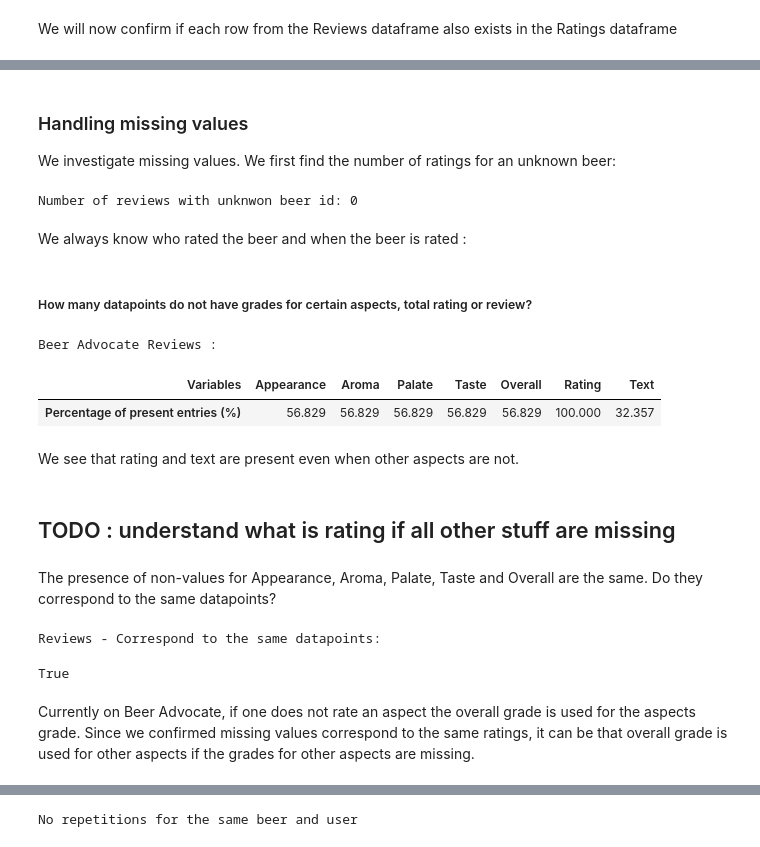
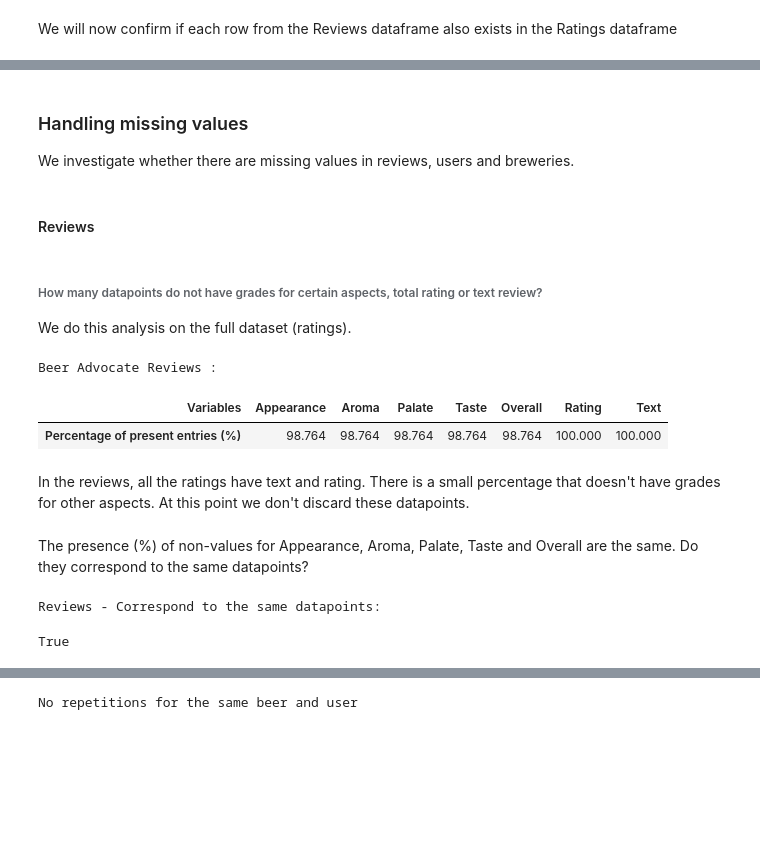
Before and after one commit to epfl-ada/ada-2022-project-rakijada, a Jupyter notebook: data_investigation.ipynb, the cells around one changed output, grey strips where cells are left out. Saved outputs shown, nothing was run; the diff lists cells and outputs as text; code cells hidden in the pictures; blank space fills up the shorter version.

```diff
--- a/data_investigation.ipynb
+++ b/data_investigation.ipynb
@@ -15,6 +19,8 @@ import pandas as pd
 import seaborn as sns
 import matplotlib.pyplot as plt
 import scipy.stats
+# %%
+DATA_PATH = './datasets/BeerAdvocate/'
 # %% [markdown]
 ## Analysis on BeerAdvocate
 # %% [markdown]
@@ -23,6 +34,6 @@ import scipy.stats
 Load data from pickles. To obtain pickles run the notebook _data_import.ipynb_
 # %%
 # load Beer Advocate data from pickles
-ratings = pd.read_pickle('./datasets/BeerAdvocate/ratings.pkl')
-reviews = pd.read_pickle('./datasets/BeerAdvocate/reviews.pkl')
+ratings = pd.read_pickle(DATA_PATH + 'ratings.pkl')
+reviews = pd.read_pickle(DATA_PATH + 'reviews.pkl')
 # %%
@@ -87,11 +125,7 @@ Since the lengths are the same, we conclude the reviews dataframe is strict subs
 # %% [markdown]
 ### Handling missing values
 
-We investigate missing values. We first find the number of ratings for an unknown beer:
+We investigate whether there are missing values in reviews, users and breweries.
-# %%
-print('Number of reviews with unknwon beer id: {}'.format(reviews['Beer Id'].isna().sum()))
-# %% [output]
-Number of reviews with unknwon beer id: 0
-# %% [markdown]
-We always know who rated the beer and when the beer is rated :
+# %% [markdown]
+#### Reviews
 # %%
@@ -98,28 +135,28 @@ We always know who rated the beer and when the beer is rated :
 assert len(reviews) == len(reviews[reviews['User Id'].notna()])
 assert len(reviews) == len(reviews[reviews['Date'].notna()])
 # %% [markdown]
-##### How many datapoints do not have grades for certain aspects, total rating or review?
+###### How many datapoints do not have grades for certain aspects, total rating or text review?
+
+We do this analysis on the full dataset (ratings).
 # %%
-# review (subset of ratings)
+# reviews (subset of ratings)
 interesting_columns = ['Appearance','Aroma','Palate','Taste','Overall','Rating','Text']
 
 display_df = {'Percentage of present entries (%)':
-    [100*len(ratings[ratings[column].notna()])/len(ratings) for column in interesting_columns],
+    [100*len(reviews[reviews[column].notna()])/len(reviews) for column in interesting_columns],
      'Variables': interesting_columns}
 
 # create dataframe to display percentages of non-null values
 power_stats_dataframe = pd.DataFrame.from_dict(data=display_df).set_index('Variables')
 power_stats_dataframe.transpose().style.set_caption('Beer Advocate Reviews :').format(precision=3)
 # %% [output]
 Beer Advocate Reviews :
 | Variables | Appearance | Aroma | Palate | Taste | Overall | Rating | Text |
-| Percentage of present entries (%) | 56.829 | 56.829 | 56.829 | 56.829 | 56.829 | 100.000 | 32.357 |
+| Percentage of present entries (%) | 98.764 | 98.764 | 98.764 | 98.764 | 98.764 | 100.000 | 100.000 |
 # %% [markdown]
-We see that rating and text are present even when other aspects are not.
+In the reviews, all the ratings have text and rating. There is a small percentage that doesn't have grades for other aspects. At this point we don't discard these datapoints.
-# %% [markdown]
-##  TODO : understand what is rating if all other stuff are missing
 # %% [markdown]
-The presence of non-values for Appearance, Aroma, Palate, Taste and Overall are the same. Do they correspond to the same datapoints?
+The presence (%) of non-values for Appearance, Aroma, Palate, Taste and Overall are the same. Do they correspond to the same datapoints?
 # %%
 print('Reviews - Correspond to the same datapoints: ')
 (reviews[reviews['Appearance'].isna()].equals(reviews[reviews['Aroma'].isna()])) and \
@@ -128,5 +165,3 @@ print('Reviews - Correspond to the same datapoints: ')
 # %% [output]
 Reviews - Correspond to the same datapoints:
 True
-# %% [markdown]
-Currently on Beer Advocate, if one does not rate an aspect the overall grade is used for the aspects grade. Since we confirmed missing values correspond to the same ratings, it can be that overall grade is used for other aspects if the grades for other aspects are missing.
```
Also changed, not shown: parts of 28 cells of this notebook, 3 other files.
